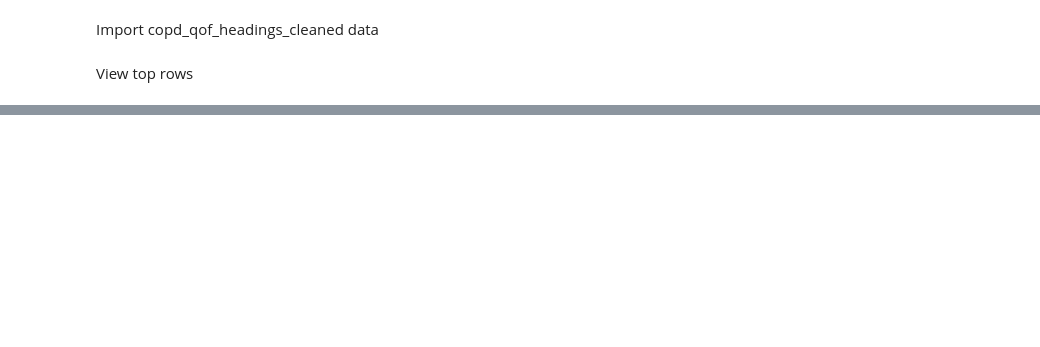
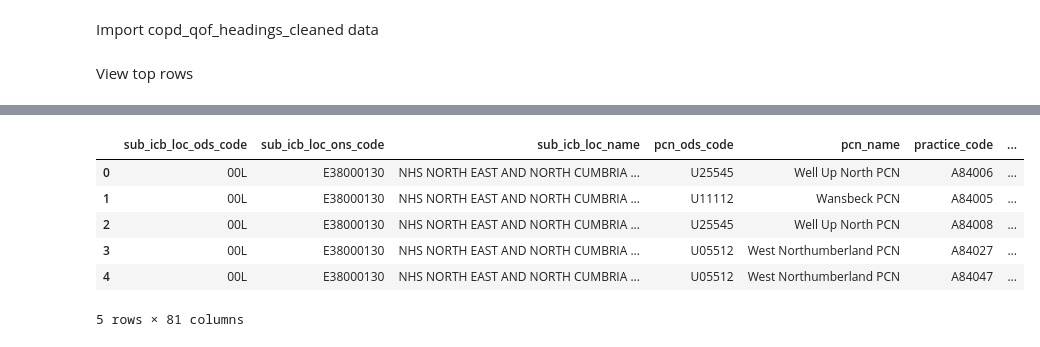
Before and after one commit to waywayzhuang/hds-dashboard, a Jupyter notebook: main.ipynb, the cells around one changed output, grey strips where cells are left out. Cells and saved outputs as stored; diff of their text form; code cells hidden in the pictures; blank space fills up the shorter version.

```diff
--- a/main.ipynb
+++ b/main.ipynb
@@ -60,0 +53,15 @@ import matplotlib.pyplot as plt
+# %%
+# change X to longitude and Y to latitude
+data.rename(columns={'X': 'Longitude', 'Y': 'Latitude'}, inplace=True)
+# %%
+# clean variable names, make them snake case
+data.columns = data.columns.str.replace(' ', '_').str.lower()
+data.head()
+# %% [output]
+|  | sub_icb_loc_ods_code | sub_icb_loc_ons_code | sub_icb_loc_name | pcn_ods_code | pcn_name | practice_code | ... |
+| 0 | 00L | E38000130 | NHS NORTH EAST AND NORTH CUMBRIA ... | U25545 | Well Up North PCN | A84006 | ... |
+| 1 | 00L | E38000130 | NHS NORTH EAST AND NORTH CUMBRIA ... | U11112 | Wansbeck PCN | A84005 | ... |
+| 2 | 00L | E38000130 | NHS NORTH EAST AND NORTH CUMBRIA ... | U25545 | Well Up North PCN | A84008 | ... |
+| 3 | 00L | E38000130 | NHS NORTH EAST AND NORTH CUMBRIA ... | U05512 | West Northumberland PCN | A84027 | ... |
+| 4 | 00L | E38000130 | NHS NORTH EAST AND NORTH CUMBRIA ... | U05512 | West Northumberland PCN | A84047 | ... |
+5 rows × 81 columns
```
Also changed, not shown: parts of 7 cells of this notebook, 8 other files.
